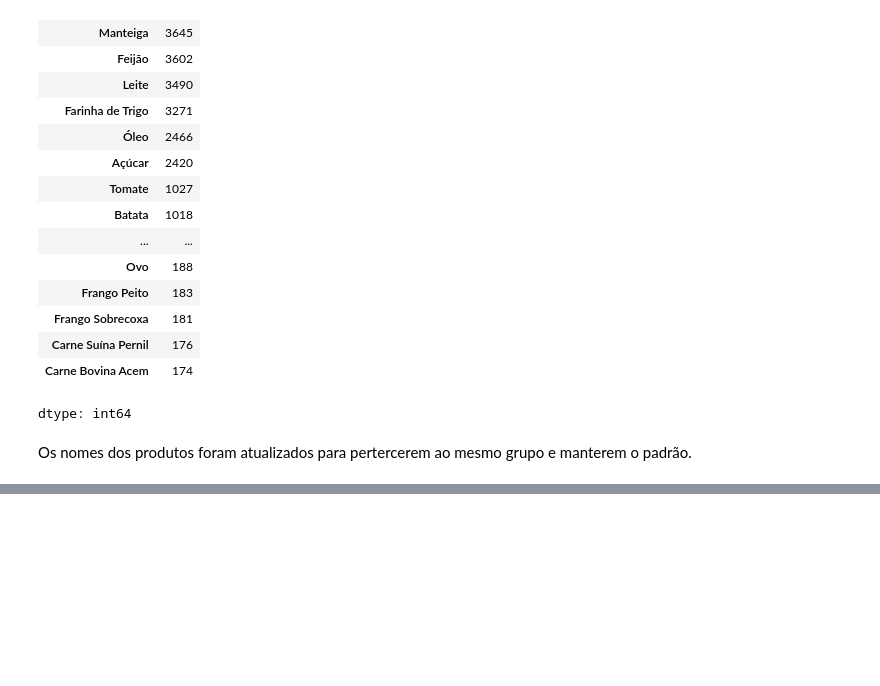
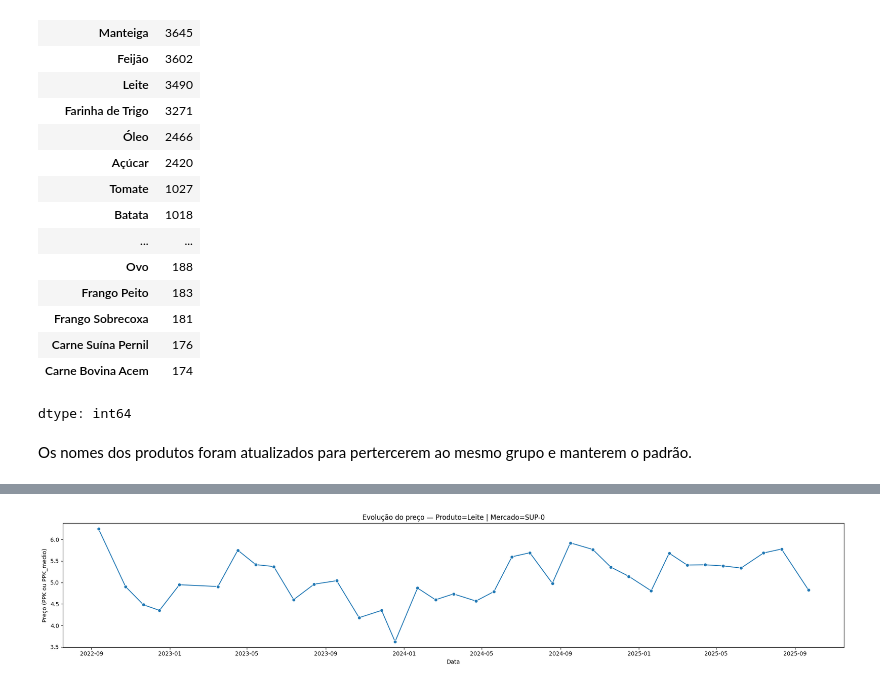
Before and after one commit to MariaPompiani/basic-basket-2025-analysis, a Jupyter notebook: extensao2_2025.ipynb, the cells around one changed output, grey strips where cells are left out. Saved outputs shown, nothing was run; the diff lists cells and outputs as text; code cells hidden in the pictures; blank space fills up the shorter version.

```diff
--- a/extensao2_2025.ipynb
+++ b/extensao2_2025.ipynb
@@ -151,0 +273,4 @@ Os nomes dos produtos foram atualizados para pertercerem ao mesmo grupo e manter
+# %%
+graficos_de_variação("Leite" , "SUP-0", None)
+# %% [output]
+[figure, added]
```
Also changed, not shown: parts of 103 cells of this notebook.
